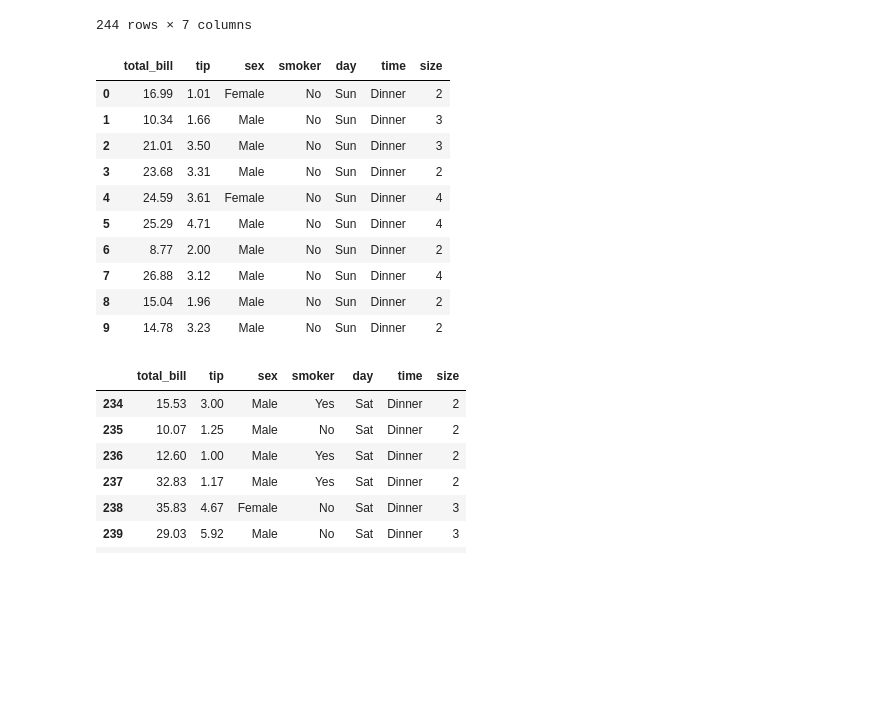
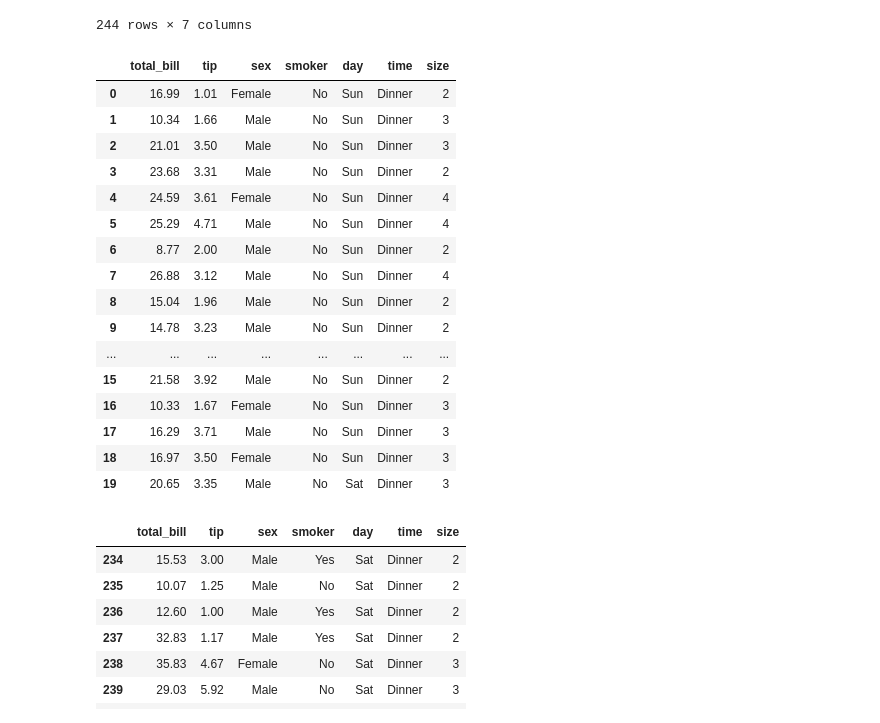
Before and after one commit to Sahadipankar/College-Practice-Coding, a Jupyter notebook: Python/Jupyter Notebook/Tips_Dipankar_Saha.ipynb, the cells around one changed output. Cells and saved outputs as stored; diff of their text form; code cells hidden in the pictures; blank space fills up the shorter version.

```diff
--- a/Python/Jupyter Notebook/Tips_Dipankar_Saha.ipynb
+++ b/Python/Jupyter Notebook/Tips_Dipankar_Saha.ipynb
@@ -2,7 +2,7 @@
 import pandas as pd
 import numpy as np
 
-data = pd.read_csv("/content/drive/MyDrive/Colab Notebooks/Files/tips.csv")
+data = pd.read_csv(r'D:\\Documents\\Coding\\Python\Files\\tips.csv')
 
 data
 # %% [output]
@@ -20,19 +20,25 @@ data
 | 243 | 18.78 | 3.00 | Female | No | Thur | Dinner | 2 |
 244 rows × 7 columns
 # %%
-data.head(10)
+data.head(20)
 # %% [output]
 |  | total_bill | tip | sex | smoker | day | time | size |
 | 0 | 16.99 | 1.01 | Female | No | Sun | Dinner | 2 |
 | 1 | 10.34 | 1.66 | Male | No | Sun | Dinner | 3 |
 | 2 | 21.01 | 3.50 | Male | No | Sun | Dinner | 3 |
 | 3 | 23.68 | 3.31 | Male | No | Sun | Dinner | 2 |
 | 4 | 24.59 | 3.61 | Female | No | Sun | Dinner | 4 |
 | 5 | 25.29 | 4.71 | Male | No | Sun | Dinner | 4 |
 | 6 | 8.77 | 2.00 | Male | No | Sun | Dinner | 2 |
 | 7 | 26.88 | 3.12 | Male | No | Sun | Dinner | 4 |
 | 8 | 15.04 | 1.96 | Male | No | Sun | Dinner | 2 |
 | 9 | 14.78 | 3.23 | Male | No | Sun | Dinner | 2 |
+| ... | ... | ... | ... | ... | ... | ... | ... |
+| 15 | 21.58 | 3.92 | Male | No | Sun | Dinner | 2 |
+| 16 | 10.33 | 1.67 | Female | No | Sun | Dinner | 3 |
+| 17 | 16.29 | 3.71 | Male | No | Sun | Dinner | 3 |
+| 18 | 16.97 | 3.50 | Female | No | Sun | Dinner | 3 |
+| 19 | 20.65 | 3.35 | Male | No | Sat | Dinner | 3 |
 # %%
 data.tail(10)
 # %% [output]
```
Also changed, not shown: 13 other files.
